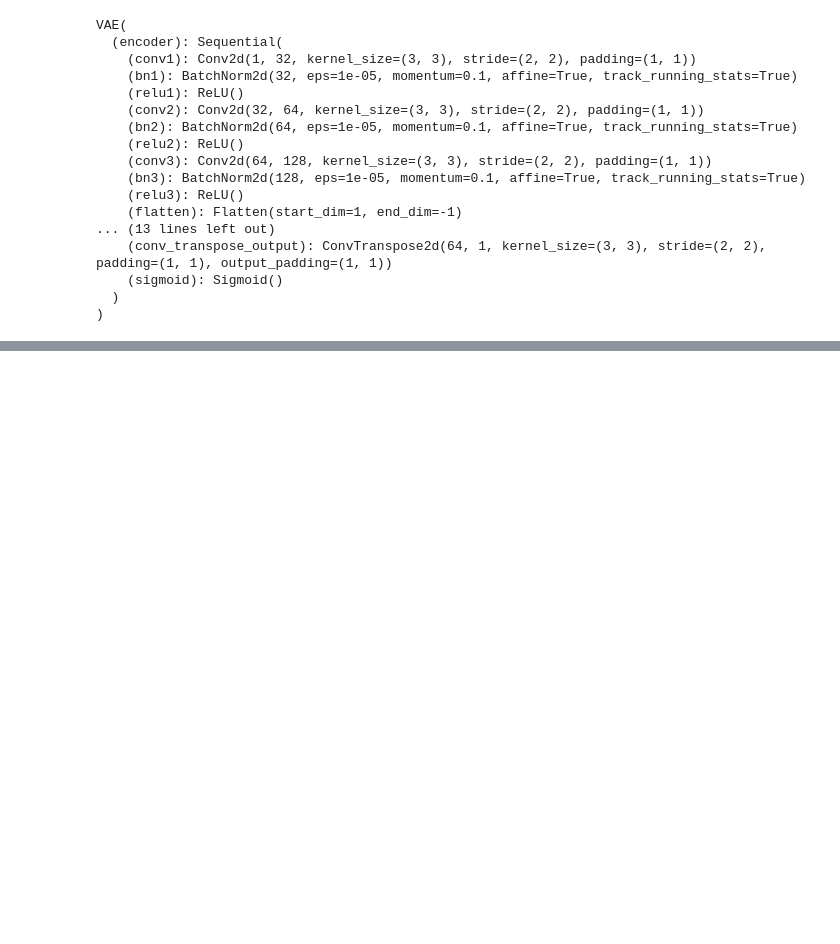
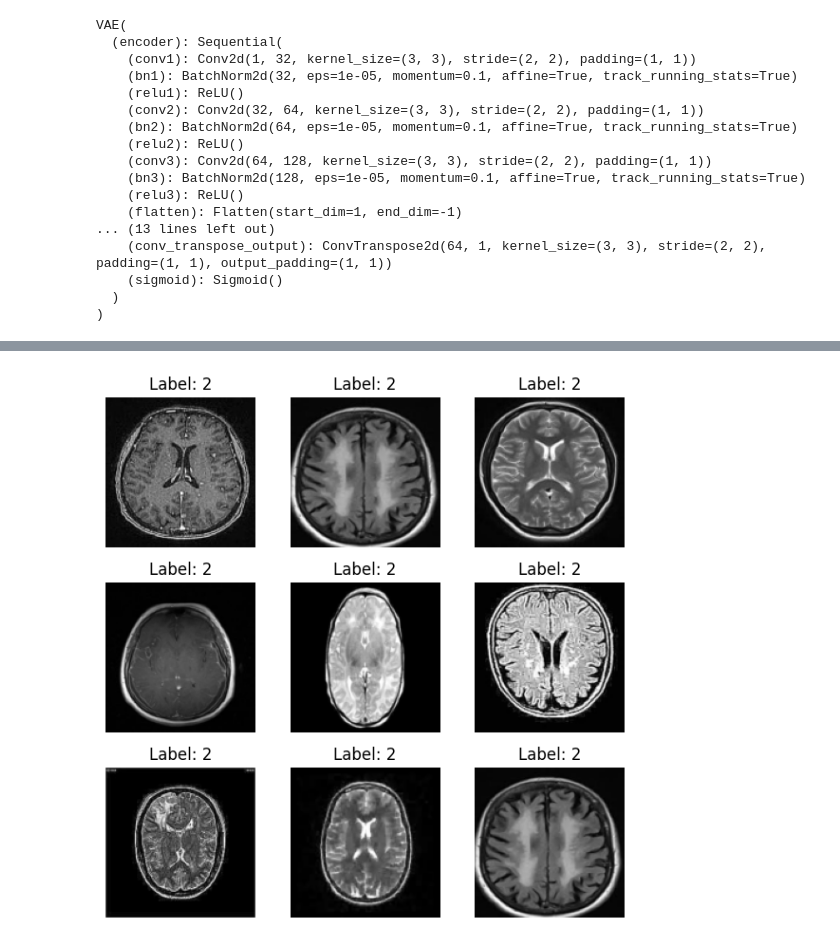
Before and after one commit to NiteeshSingh/DH602-Anomaly_Detection, a Jupyter notebook: demo.ipynb, the cells around one changed output, grey strips where cells are left out. Saved outputs shown, nothing was run; the diff lists cells and outputs as text; code cells hidden in the pictures; blank space fills up the shorter version.

```diff
--- a/demo.ipynb
+++ b/demo.ipynb
@@ -250,0 +361,30 @@ plot_reconstructed_images(vae_mnist, test_loader)
+# %%
+# Create a dataset object for the images without tumor
+transform = torchvision.transforms.Compose(
+    [
+        torchvision.transforms.Grayscale(),
+        torchvision.transforms.Resize(IMAGE_SIZE),
+        torchvision.transforms.ToTensor(),
+    ]
+)
+
+# creating no tumor dataset, dataloader
+no_tumor_df = train_df[train_df['label'] == label_mappings['notumor']]
+no_tumor_dataset = CustomDataset(no_tumor_df, transform=transform)
+no_tumor_data_loader = DataLoader(no_tumor_dataset, batch_size=BATCH_SIZE, shuffle=True)
+# %%
+def show_images_grid(dataset, num_images=9, grid_size=(3, 3)):
+    fig, axes = plt.subplots(*grid_size, figsize=(2*grid_size[0], 2*grid_size[1]))
+    sampled_indices = random.sample(range(len(dataset)), num_images)
+    for i, ax in enumerate(axes.flat):
+        image, label = dataset[sampled_indices[i]]
+        ax.imshow(image.permute(1, 2, 0), cmap='gray')
+        ax.axis('off')
+        ax.set_title(f"Label: {label}")
+    plt.tight_layout()
+    plt.show()
+
+# Assuming you have a dataset object named 'custom_dataset'
+show_images_grid(no_tumor_dataset, num_images=9, grid_size=(3, 3))
+# %% [output]
+[figure, added]
```
Also changed, not shown: parts of 18 cells of this notebook, 1 other file.
